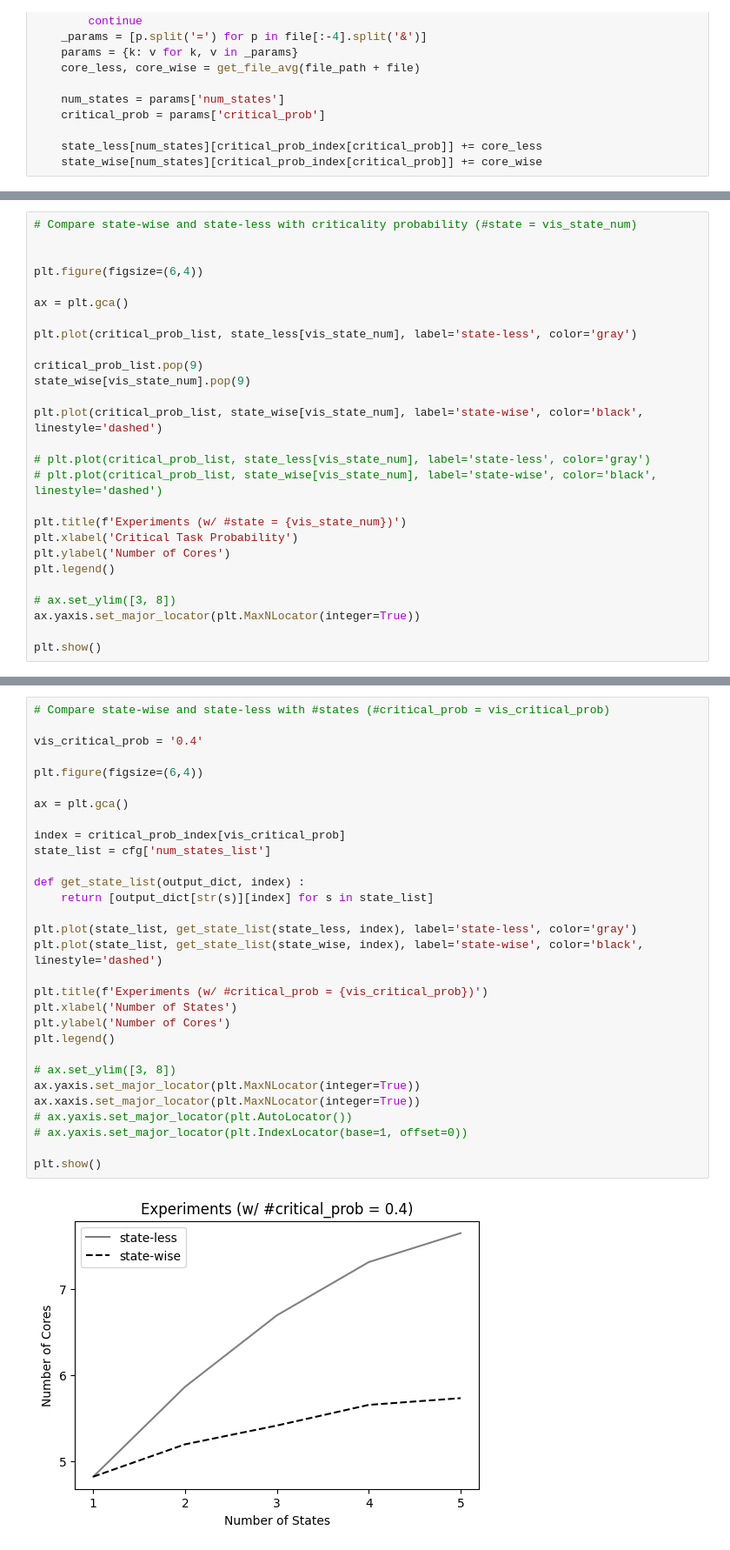
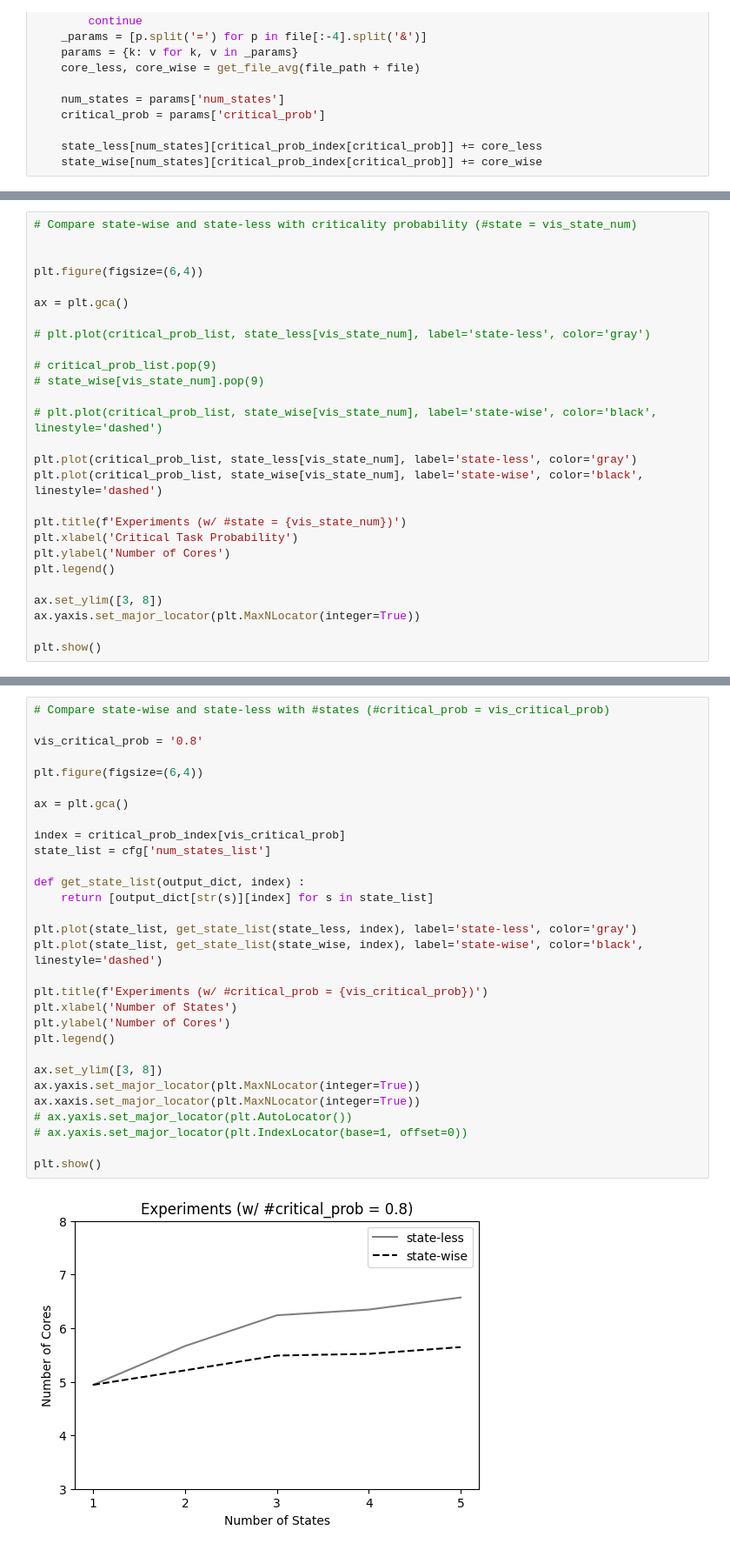
Before and after one commit to Akyeast/softerr_sim, a Jupyter notebook: vis/vis_state.ipynb, the cells around one changed output, grey strips where cells are left out. Shown: that part at 87% size. Drawn from its saved outputs; the diff is of its cells as text.

Commit message:
new state experiments

```diff
--- a/vis/vis_state.ipynb
+++ b/vis/vis_state.ipynb
@@ -65,22 +52,22 @@ plt.figure(figsize=(6,4))
 
 ax = plt.gca()
 
+# plt.plot(critical_prob_list, state_less[vis_state_num], label='state-less', color='gray')
+
+# critical_prob_list.pop(9)
+# state_wise[vis_state_num].pop(9)
+
+# plt.plot(critical_prob_list, state_wise[vis_state_num], label='state-wise', color='black', linestyle='dashed')
+
 plt.plot(critical_prob_list, state_less[vis_state_num], label='state-less', color='gray')
-
-critical_prob_list.pop(9)
-state_wise[vis_state_num].pop(9)
-
 plt.plot(critical_prob_list, state_wise[vis_state_num], label='state-wise', color='black', linestyle='dashed')
-
-# plt.plot(critical_prob_list, state_less[vis_state_num], label='state-less', color='gray')
-# plt.plot(critical_prob_list, state_wise[vis_state_num], label='state-wise', color='black', linestyle='dashed')
 
 plt.title(f'Experiments (w/ #state = {vis_state_num})')
 plt.xlabel('Critical Task Probability')
 plt.ylabel('Number of Cores')
 plt.legend()
 
-# ax.set_ylim([3, 8])
+ax.set_ylim([3, 8])
 ax.yaxis.set_major_locator(plt.MaxNLocator(integer=True))
 
 plt.show()
@@ -89,32 +76,32 @@ plt.show()
 # %%
 # Compare state-wise and state-less with #states (#critical_prob = vis_critical_prob)
 
-vis_critical_prob = '0.4'
+vis_critical_prob = '0.8'
 
 plt.figure(figsize=(6,4))
 
 ax = plt.gca()
 
 index = critical_prob_index[vis_critical_prob]
 state_list = cfg['num_states_list']
 
 def get_state_list(output_dict, index) :
     return [output_dict[str(s)][index] for s in state_list]
 
 plt.plot(state_list, get_state_list(state_less, index), label='state-less', color='gray')
 plt.plot(state_list, get_state_list(state_wise, index), label='state-wise', color='black', linestyle='dashed')
 
 plt.title(f'Experiments (w/ #critical_prob = {vis_critical_prob})')
 plt.xlabel('Number of States')
 plt.ylabel('Number of Cores')
 plt.legend()
 
-# ax.set_ylim([3, 8])
+ax.set_ylim([3, 8])
 ax.yaxis.set_major_locator(plt.MaxNLocator(integer=True))
 ax.xaxis.set_major_locator(plt.MaxNLocator(integer=True))
 # ax.yaxis.set_major_locator(plt.AutoLocator())
 # ax.yaxis.set_major_locator(plt.IndexLocator(base=1, offset=0))
 
 plt.show()
 # %% [output]
-[figure, old version]
+[figure, new version]
```
Also changed, not shown: parts of 3 cells of this notebook, 56 other files.
